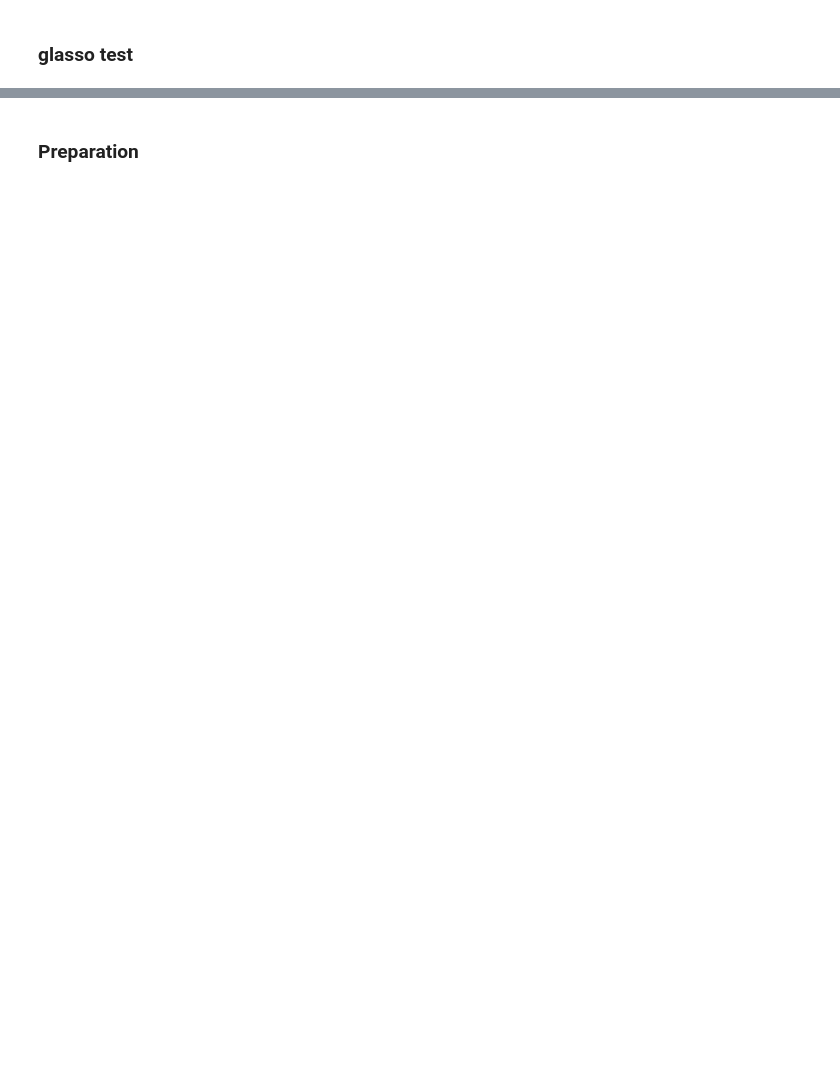
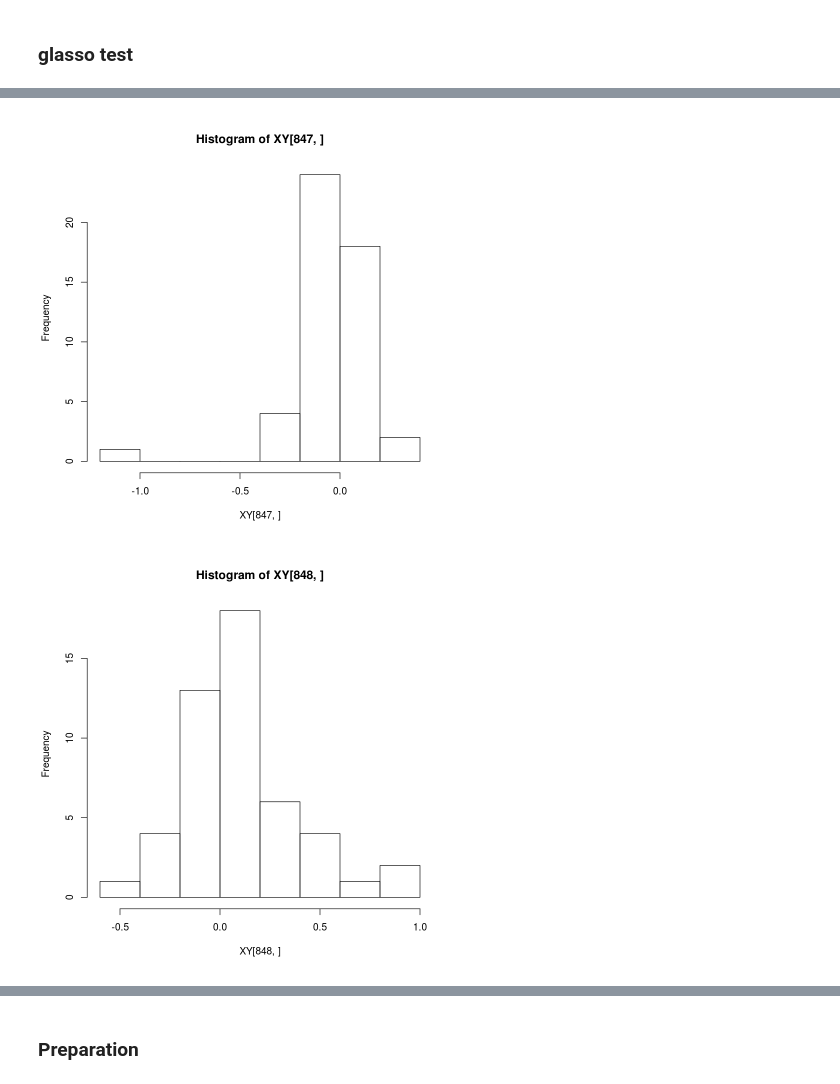
Before and after one commit to Joker-Jerome/utmost_update, a Jupyter notebook: code/R/test_ctimp.ipynb, the cells around one changed output, grey strips where cells are left out. Saved outputs shown, nothing was run; the diff lists cells and outputs as text; code cells hidden in the pictures; blank space fills up the shorter version.

```diff
--- a/code/R/test_ctimp.ipynb
+++ b/code/R/test_ctimp.ipynb
@@ -501,0 +272,13 @@ ERROR: Error in mean((Y_tune[[t]] - X_tune[[t]] %*% lst[[t]]$glmnet.fit$beta[, :
+# %%
+# create dirs
+dir.create(paste0(output_dir, "chr", chr), showWarnings = FALSE)
+dir.create(paste0(output_dir, "chr", chr, "/", gene_id), showWarnings = FALSE)
+setwd(paste0(output_dir, "chr", chr, "/", gene_id))
+
+# expr files #
+Y = list()
+for(t in 1:P){
+    Y[[t]] = read.table(paste0(gtex_dir, "adjusted_expr/chr", chr, "/", g, "/", Yt[t]), header=F)
+}
+ssize = unlist(lapply(Y, nrow))
+T_num = length(Yt)
@@ -501,0 +568,6 @@ ERROR: Error in mean((Y_tune[[t]] - X_tune[[t]] %*% lst[[t]]$glmnet.fit$beta[, :
+# %%
+hist(XY[847, ])
+hist(XY[848, ])
+# %% [output]
+[figure, added]
+[figure, added]
```
Also changed, not shown: parts of 130 cells of this notebook, 59 other files.
